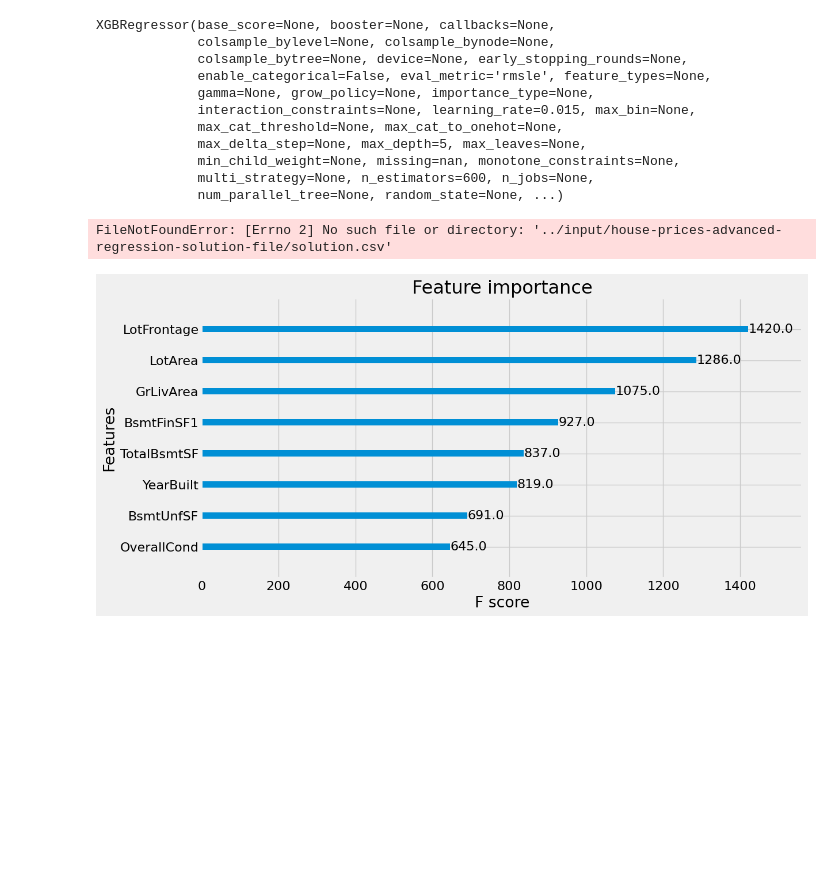
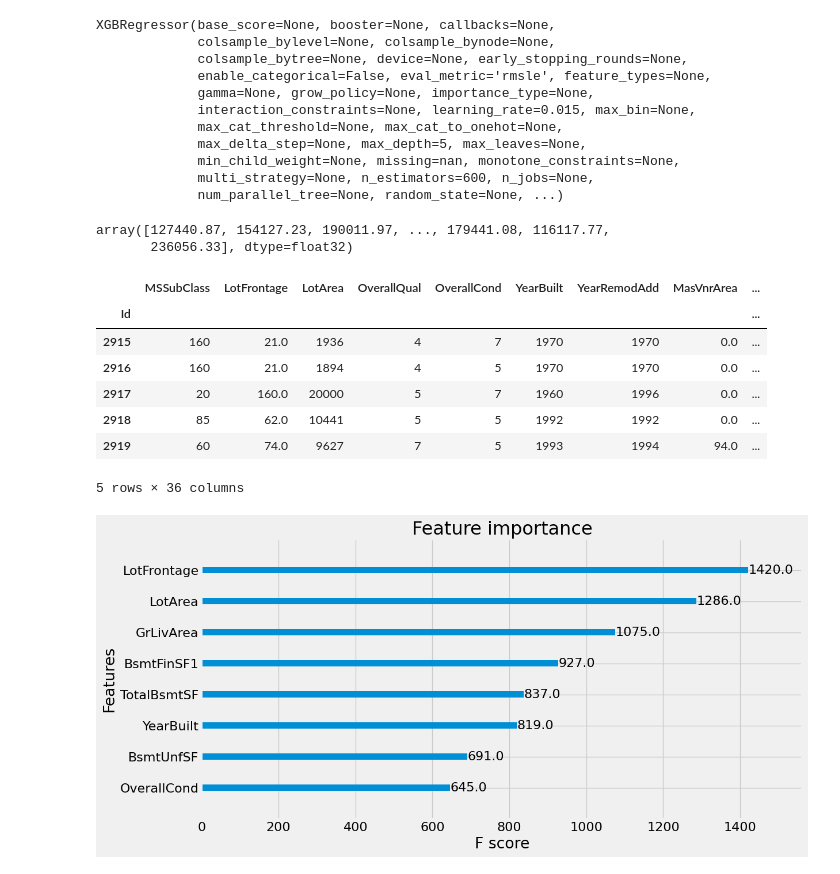
Before and after one commit to kim-minjae-22/workspace, a Jupyter notebook: tutorial-house-price-prediction.ipynb, the cells around one changed output. Drawn from its saved outputs; the diff is of its cells as text; code cells hidden in the pictures; blank space fills up the shorter version.

Commit message:
Kaggle Notebook | Tutorial - house price prediction | Version 3

```diff
--- a/tutorial-house-price-prediction.ipynb
+++ b/tutorial-house-price-prediction.ipynb
@@ -70,15 +85,23 @@ XGBRegressor(base_score=None, booster=None, callbacks=None,
 # %%
 predictions = regressor.predict(X_test)
-# %%
-# read in the ground truth file
-solution   = pd.read_csv('../input/house-prices-advanced-regression-solution-file/solution.csv')
-y_true     = solution["SalePrice"]
-
-from sklearn.metrics import mean_squared_log_error
-RMSLE = np.sqrt( mean_squared_log_error(y_true, predictions) )
-print("The score is %.5f" % RMSLE )
-# %% [output]
-FileNotFoundError: [Errno 2] No such file or directory: '../input/house-prices-advanced-regression-solution-file/solution.csv'
+# %%
+predictions
+# 1번째 값 127440.87, 2번째 값 154127.23 ... n번째 값 236056.33
+# %% [output]
+array([127440.87, 154127.23, 190011.97, ..., 179441.08, 116117.77,
+       236056.33], dtype=float32)
+# %%
+X_test.tail()
+# 마지막순서 2919
+# %% [output]
+|  | MSSubClass | LotFrontage | LotArea | OverallQual | OverallCond | YearBuilt | YearRemodAdd | MasVnrArea | ... |
+| Id |  |  |  |  |  |  |  |  | ... |
+| 2915 | 160 | 21.0 | 1936 | 4 | 7 | 1970 | 1970 | 0.0 | ... |
+| 2916 | 160 | 21.0 | 1894 | 4 | 5 | 1970 | 1970 | 0.0 | ... |
+| 2917 | 20 | 160.0 | 20000 | 5 | 7 | 1960 | 1996 | 0.0 | ... |
+| 2918 | 85 | 62.0 | 10441 | 5 | 5 | 1992 | 1992 | 0.0 | ... |
+| 2919 | 60 | 74.0 | 9627 | 7 | 5 | 1993 | 1994 | 94.0 | ... |
+5 rows × 36 columns
 # %%
 output = pd.DataFrame({"Id":test_data.index, "SalePrice":predictions})
 output.to_csv('submission.csv', index=False)
```
Also changed, not shown: parts of 13 cells of this notebook.
